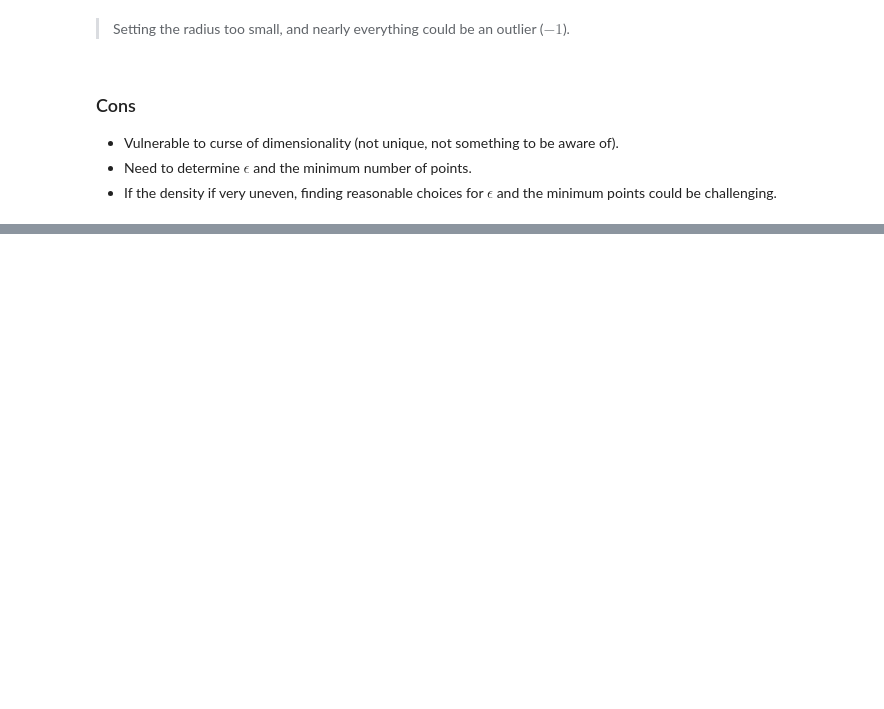
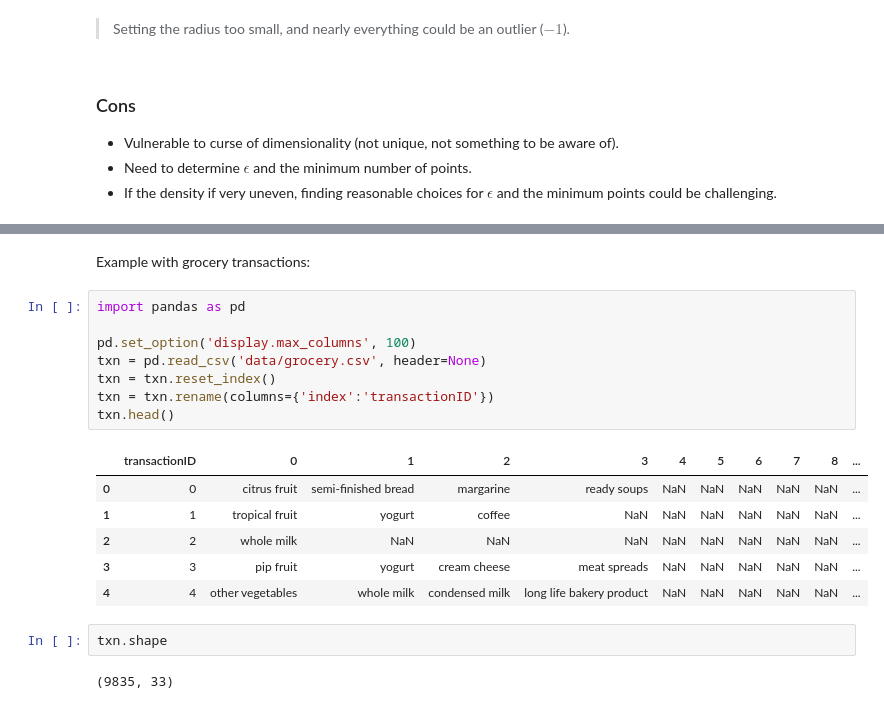
Before and after one commit to appliedecon/data602-lectures, a Jupyter notebook: week12/clustering.ipynb, the cells around one changed output, grey strips where cells are left out. Drawn from its saved outputs; the diff is of its cells as text; blank space fills up the shorter version.

```diff
--- a/week12/clustering.ipynb
+++ b/week12/clustering.ipynb
@@ -682,0 +707,21 @@ plt.show()
+# %% [markdown]
+Example with grocery transactions:
+# %%
+import pandas as pd
+
+pd.set_option('display.max_columns', 100)
+txn = pd.read_csv('data/grocery.csv', header=None)
+txn = txn.reset_index()
+txn = txn.rename(columns={'index':'transactionID'})
+txn.head()
+# %% [output]
+|  | transactionID | 0 | 1 | 2 | 3 | 4 | 5 | 6 | 7 | 8 | ... |
+| 0 | 0 | citrus fruit | semi-finished bread | margarine | ready soups | NaN | NaN | NaN | NaN | NaN | ... |
+| 1 | 1 | tropical fruit | yogurt | coffee | NaN | NaN | NaN | NaN | NaN | NaN | ... |
+| 2 | 2 | whole milk | NaN | NaN | NaN | NaN | NaN | NaN | NaN | NaN | ... |
+| 3 | 3 | pip fruit | yogurt | cream cheese | meat spreads | NaN | NaN | NaN | NaN | NaN | ... |
+| 4 | 4 | other vegetables | whole milk | condensed milk | long life bakery product | NaN | NaN | NaN | NaN | NaN | ... |
+# %%
+txn.shape
+# %% [output]
+(9835, 33)
```
Also changed, not shown: parts of 16 cells of this notebook.
